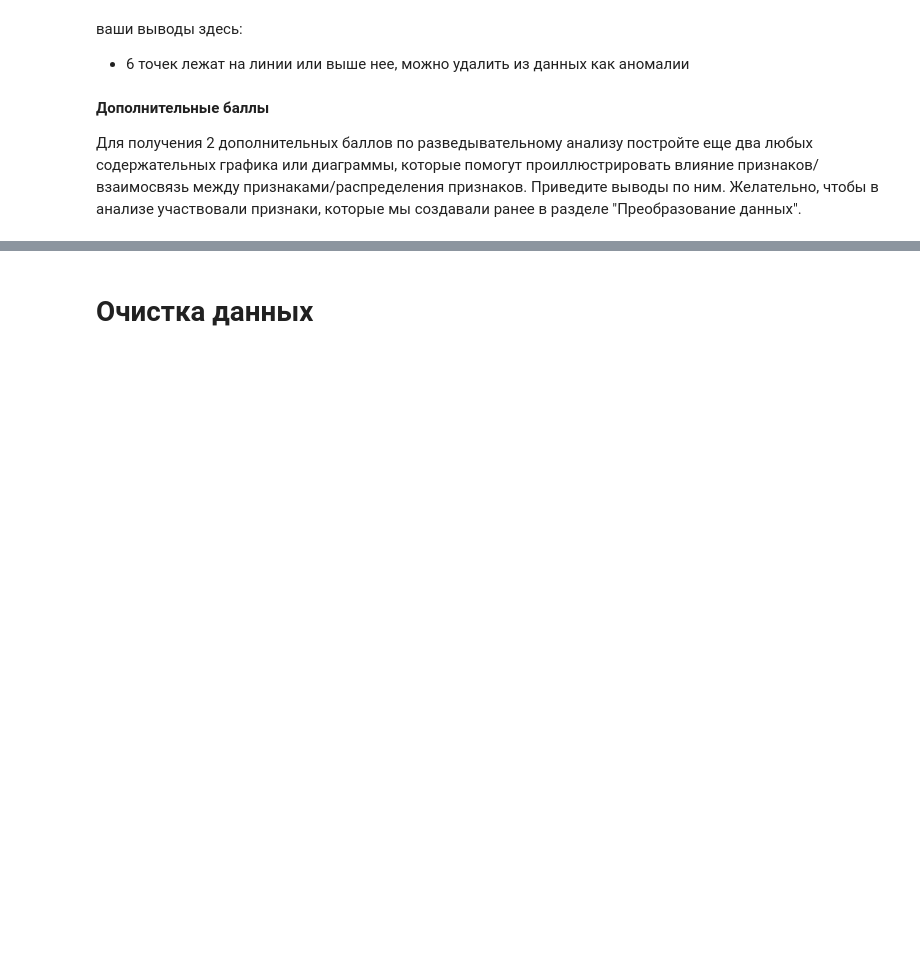
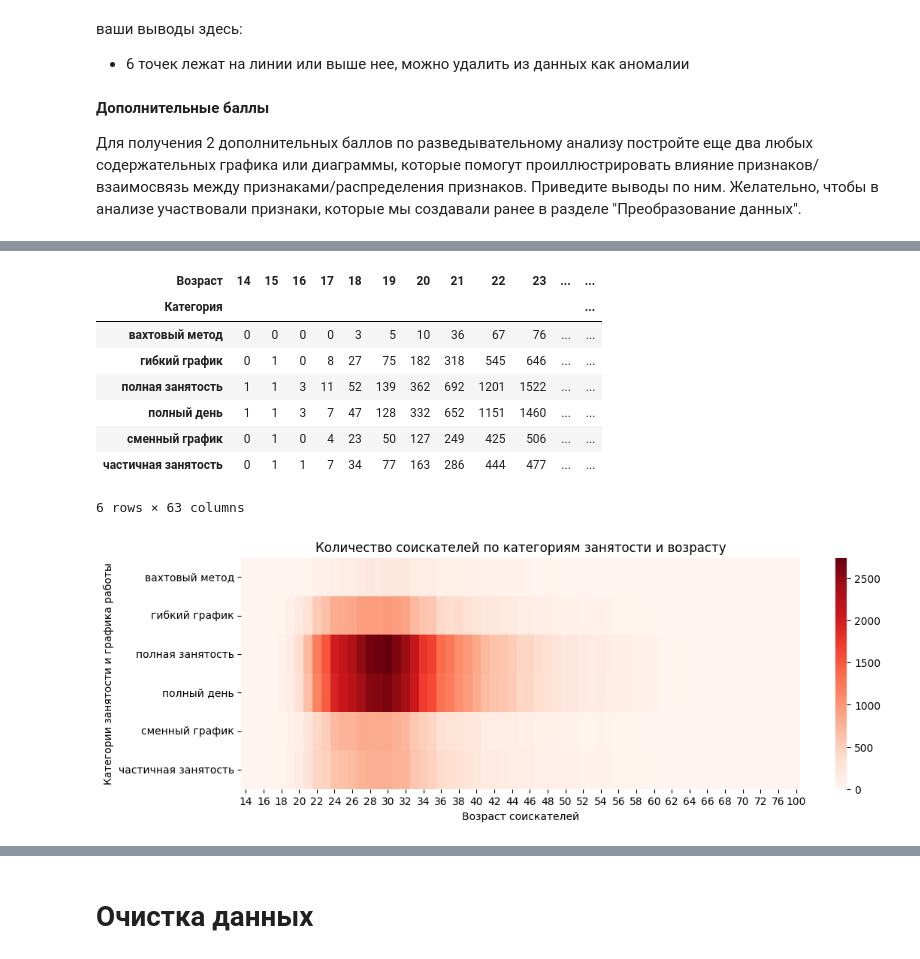
Before and after one commit to tgorbunov/sf_data_science, a Jupyter notebook: project_1/Project-1._Ноутбук-шаблон.ipynb, the cells around one changed output, grey strips where cells are left out. Drawn from its saved outputs; the diff is of its cells as text; code cells hidden in the pictures; blank space fills up the shorter version.

```diff
--- a/project_1/Project-1._Ноутбук-шаблон.ipynb
+++ b/project_1/Project-1._Ноутбук-шаблон.ipynb
@@ -865,3 +895,55 @@ ax.set_title('Зависимость опыта работы от возраст
 # %%
 # ваш код здесь
+# График на Количество соискателей по категориям занятости и возрасту
+
+# Список категорий занятости и графика работы
+categories = [
+    'полная занятость', 'полный день', 'частичная занятость', 'сменный график',
+    'гибкий график', 'удалённая работа', 'вахтовый метод'
+]
+
+# Преобразуем данные в длинный формат
+melted = merged_data.melt(
+    id_vars=['Возраст'],
+    value_vars=categories,
+    var_name='Категория',
+    value_name='Признак'
+)
+
+# Оставляем только строки, где признак True
+melted = melted[melted['Признак'] == True]
+
+# Строим сводную таблицу: количество соискателей по категории и возрасту
+pivot_table = melted.pivot_table(
+    index='Категория',
+    columns='Возраст',
+    values='Признак',
+    aggfunc='count',
+    fill_value=0
+)
+
+display(pivot_table)
+
+plt.figure(figsize=(12, 4))
+sns.heatmap(
+    pivot_table,
+    #annot=True,
+    fmt=".0f",
+    cmap="Reds"
+)
+plt.title('Количество соискателей по категориям занятости и возрасту')
+plt.ylabel('Категории занятости и графика работы')
+plt.xlabel('Возраст соискателей')
+plt.show()
+# %% [output]
+| Возраст | 14 | 15 | 16 | 17 | 18 | 19 | 20 | 21 | 22 | 23 | ... | ... |
+| Категория |  |  |  |  |  |  |  |  |  |  |  | ... |
+| вахтовый метод | 0 | 0 | 0 | 0 | 3 | 5 | 10 | 36 | 67 | 76 | ... | ... |
+| гибкий график | 0 | 1 | 0 | 8 | 27 | 75 | 182 | 318 | 545 | 646 | ... | ... |
+| полная занятость | 1 | 1 | 3 | 11 | 52 | 139 | 362 | 692 | 1201 | 1522 | ... | ... |
+| полный день | 1 | 1 | 3 | 7 | 47 | 128 | 332 | 652 | 1151 | 1460 | ... | ... |
+| сменный график | 0 | 1 | 0 | 4 | 23 | 50 | 127 | 249 | 425 | 506 | ... | ... |
+| частичная занятость | 0 | 1 | 1 | 7 | 34 | 77 | 163 | 286 | 444 | 477 | ... | ... |
+6 rows × 63 columns
+[figure, added]
 # %% [markdown]
```
Also changed, not shown: parts of 4 cells of this notebook.
